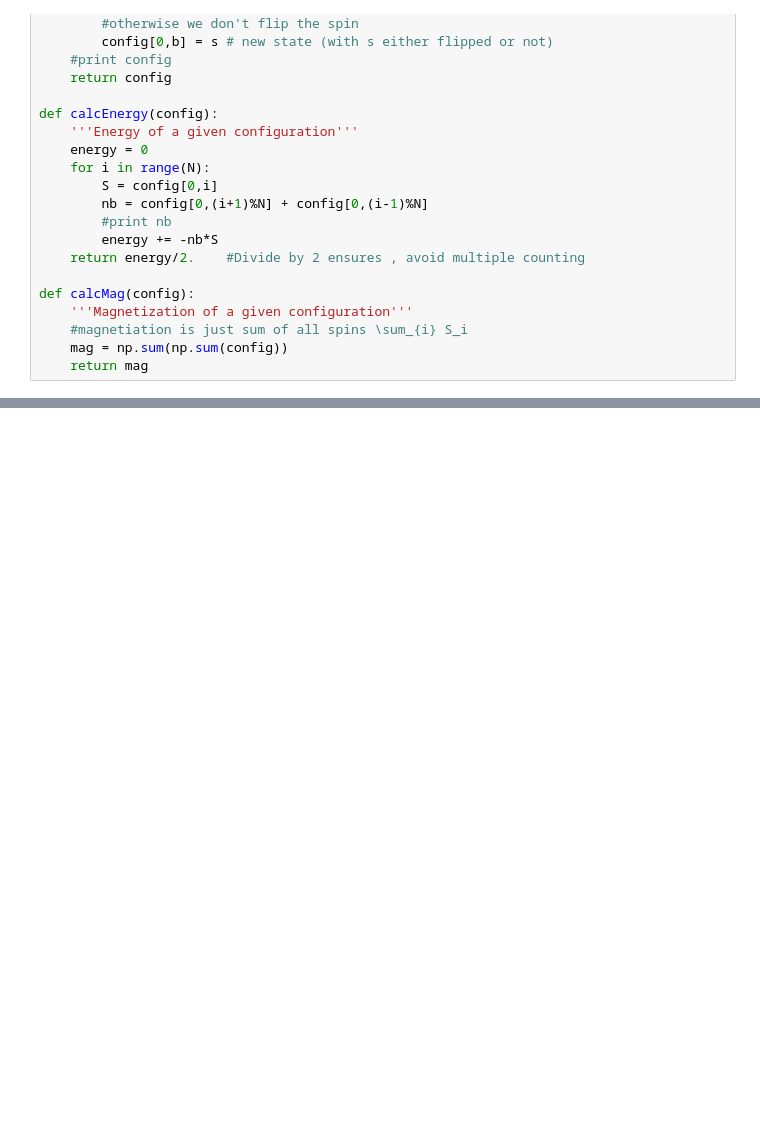
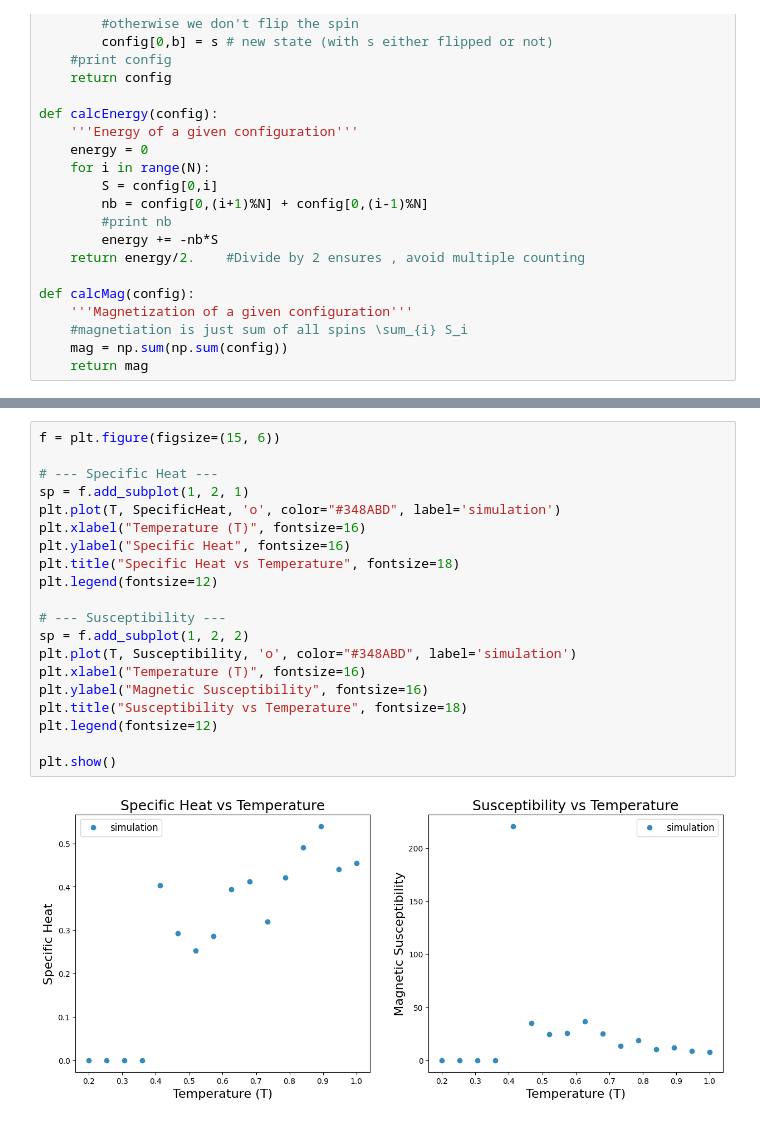
Before and after one commit to AgentEgeus/pioneer_hw, a Jupyter notebook: Ising1D.ipynb, the cells around one changed output, grey strips where cells are left out. Saved outputs shown, nothing was run; the diff lists cells and outputs as text; blank space fills up the shorter version.

```diff
--- a/Ising1D.ipynb
+++ b/Ising1D.ipynb
@@ -153,0 +152,22 @@ plt.show()
+# %%
+f = plt.figure(figsize=(15, 6))
+
+# --- Specific Heat ---
+sp = f.add_subplot(1, 2, 1)
+plt.plot(T, SpecificHeat, 'o', color="#348ABD", label='simulation')
+plt.xlabel("Temperature (T)", fontsize=16)
+plt.ylabel("Specific Heat", fontsize=16)
+plt.title("Specific Heat vs Temperature", fontsize=18)
+plt.legend(fontsize=12)
+
+# --- Susceptibility ---
+sp = f.add_subplot(1, 2, 2)
+plt.plot(T, Susceptibility, 'o', color="#348ABD", label='simulation')
+plt.xlabel("Temperature (T)", fontsize=16)
+plt.ylabel("Magnetic Susceptibility", fontsize=16)
+plt.title("Susceptibility vs Temperature", fontsize=18)
+plt.legend(fontsize=12)
+
+plt.show()
+# %% [output]
+[figure, added]
```
Also changed, not shown: parts of 3 cells of this notebook, 3 other files.
